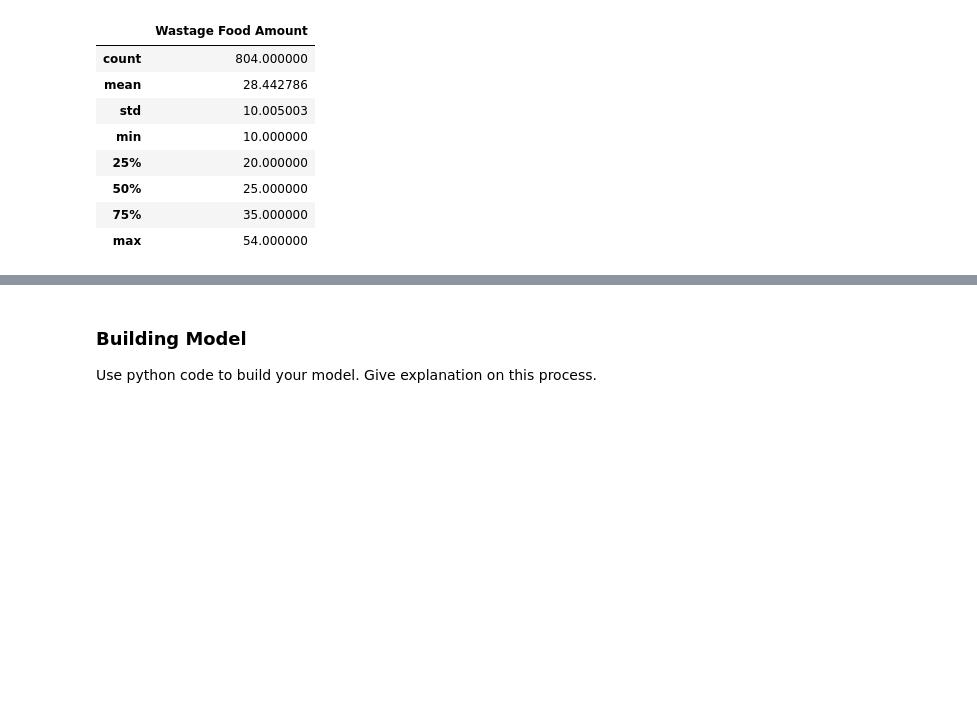
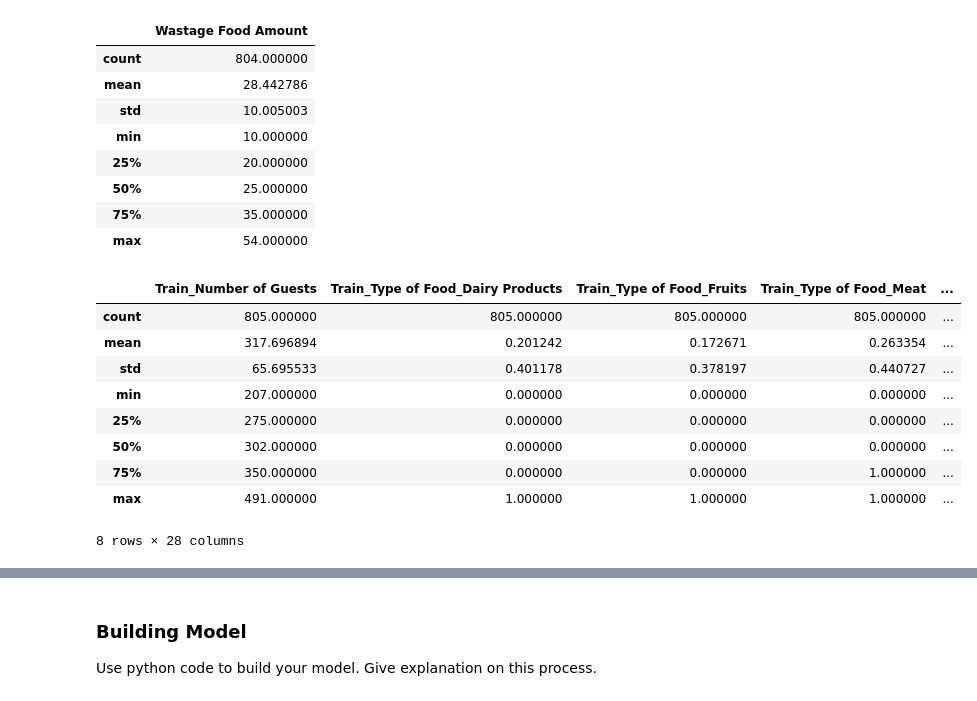
Before and after one commit to ziqiqiiii/DDW_DTP, a Jupyter notebook: Project Template.ipynb, the cells around one changed output, grey strips where cells are left out. Saved outputs shown, nothing was run; the diff lists cells and outputs as text; code cells hidden in the pictures; blank space fills up the shorter version.

```diff
--- a/Project Template.ipynb
+++ b/Project Template.ipynb
@@ -395,3 +486,20 @@ display(dv_test.describe())
 | 50% | 25.000000 |
 | 75% | 35.000000 |
 | max | 54.000000 |
+# %%
+#ReMOVE LtATER
+pd.concat(
+    [iv_train.describe().add_prefix('Train_'), iv_test.describe().add_prefix('Test_')],
+    axis=1
+)
+# %% [output]
+|  | Train_Number of Guests | Train_Type of Food_Dairy Products | Train_Type of Food_Fruits | Train_Type of Food_Meat | ... |
+| count | 805.000000 | 805.000000 | 805.000000 | 805.000000 | ... |
+| mean | 317.696894 | 0.201242 | 0.172671 | 0.263354 | ... |
+| std | 65.695533 | 0.401178 | 0.378197 | 0.440727 | ... |
+| min | 207.000000 | 0.000000 | 0.000000 | 0.000000 | ... |
+| 25% | 275.000000 | 0.000000 | 0.000000 | 0.000000 | ... |
+| 50% | 302.000000 | 0.000000 | 0.000000 | 0.000000 | ... |
+| 75% | 350.000000 | 0.000000 | 0.000000 | 1.000000 | ... |
+| max | 491.000000 | 1.000000 | 1.000000 | 1.000000 | ... |
+8 rows × 28 columns
```
Also changed, not shown: parts of 40 cells of this notebook.
